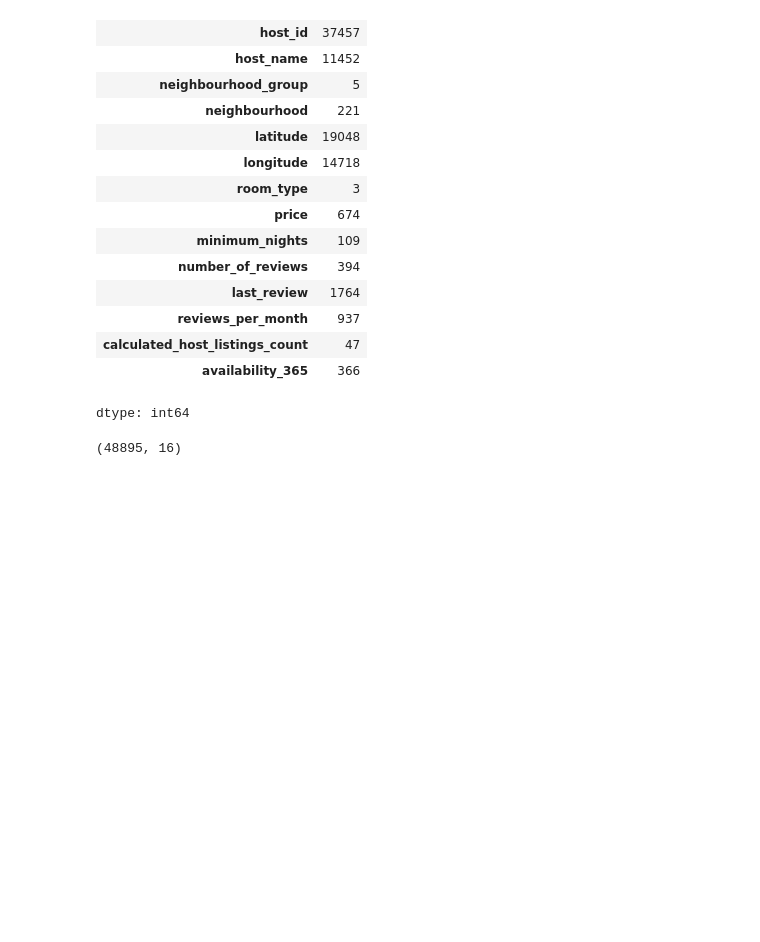
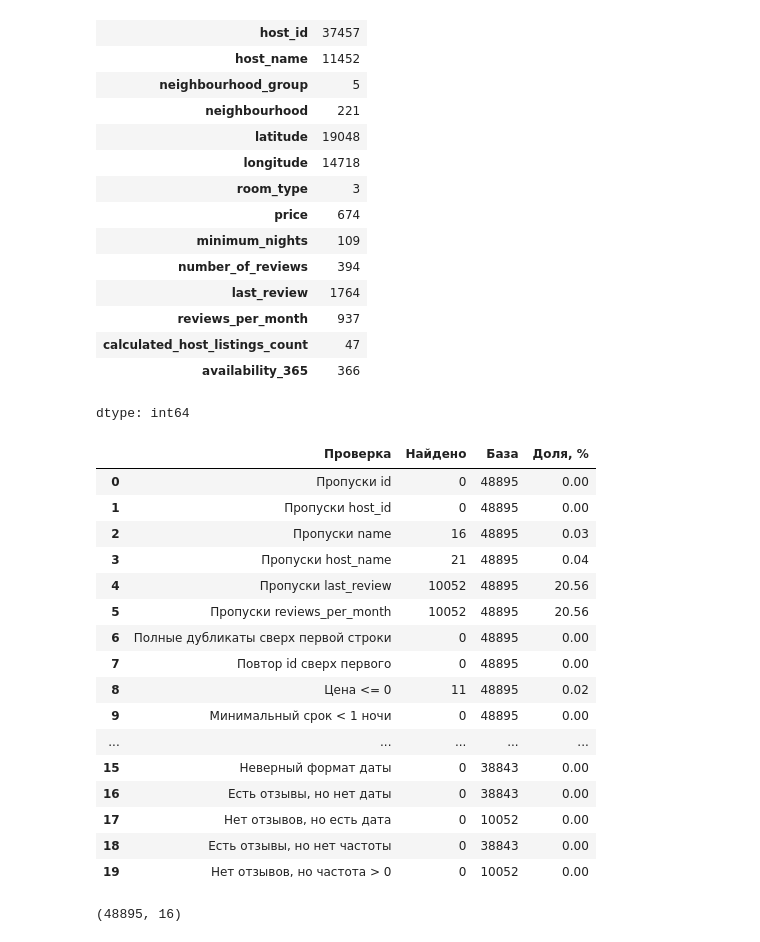
Before and after one commit to Brutva/Ranepa-ILC, a Jupyter notebook: notebook/main.ipynb, the cells around one changed output. Drawn from its saved outputs; the diff is of its cells as text; code cells hidden in the pictures; blank space fills up the shorter version.

```diff
--- a/notebook/main.ipynb
+++ b/notebook/main.ipynb
@@ -117,6 +126,52 @@ df.nunique()
 | calculated_host_listings_count | 47 |
 | availability_365 | 366 |
 dtype: int64
+# %%
+dates = pd.to_datetime(df['last_review'], format='%Y-%m-%d', errors='coerce')
+
+profile = pd.DataFrame([
+    ['Пропуски id', df['id'].isna().sum(), len(df)],
+    ['Пропуски host_id', df['host_id'].isna().sum(), len(df)],
+    ['Пропуски name', df['name'].isna().sum(), len(df)],
+    ['Пропуски host_name', df['host_name'].isna().sum(), len(df)],
+    ['Пропуски last_review', df['last_review'].isna().sum(), len(df)],
+    ['Пропуски reviews_per_month', df['reviews_per_month'].isna().sum(), len(df)],
+    ['Полные дубликаты сверх первой строки', df.duplicated().sum(), len(df)],
+    ['Повтор id сверх первого', df['id'].duplicated().sum(), df['id'].count()],
+    ['Цена <= 0', (df['price'] <= 0).sum(), df['price'].count()],
+    ['Минимальный срок < 1 ночи', (df['minimum_nights'] < 1).sum(), df['minimum_nights'].count()],
+    ['Число отзывов < 0', (df['number_of_reviews'] < 0).sum(), df['number_of_reviews'].count()],
+    ['Частота отзывов < 0', (df['reviews_per_month'] < 0).sum(), df['reviews_per_month'].count()],
+    ['Доступность вне 0–365 дней', ((df['availability_365'] < 0) | (df['availability_365'] > 365)).sum(), df['availability_365'].count()],
+    ['Широта вне -90–90', ((df['latitude'] < -90) | (df['latitude'] > 90)).sum(), df['latitude'].count()],
+    ['Долгота вне -180–180', ((df['longitude'] < -180) | (df['longitude'] > 180)).sum(), df['longitude'].count()],
+    ['Неверный формат даты', (df['last_review'].notna() & dates.isna()).sum(), df['last_review'].count()],
+    ['Есть отзывы, но нет даты', ((df['number_of_reviews'] > 0) & dates.isna()).sum(), (df['number_of_reviews'] > 0).sum()],
+    ['Нет отзывов, но есть дата', ((df['number_of_reviews'] == 0) & dates.notna()).sum(), (df['number_of_reviews'] == 0).sum()],
+    ['Есть отзывы, но нет частоты', ((df['number_of_reviews'] > 0) & df['reviews_per_month'].isna()).sum(), (df['number_of_reviews'] > 0).sum()],
+    ['Нет отзывов, но частота > 0', ((df['number_of_reviews'] == 0) & (df['reviews_per_month'] > 0)).sum(), (df['number_of_reviews'] == 0).sum()],
+], columns=['Проверка', 'Найдено', 'База'])
+
+profile['Доля, %'] = (profile['Найдено'] / profile['База'] * 100).round(2)
+profile
+# %% [output]
+|  | Проверка | Найдено | База | Доля, % |
+| 0 | Пропуски id | 0 | 48895 | 0.00 |
+| 1 | Пропуски host_id | 0 | 48895 | 0.00 |
+| 2 | Пропуски name | 16 | 48895 | 0.03 |
+| 3 | Пропуски host_name | 21 | 48895 | 0.04 |
+| 4 | Пропуски last_review | 10052 | 48895 | 20.56 |
+| 5 | Пропуски reviews_per_month | 10052 | 48895 | 20.56 |
+| 6 | Полные дубликаты сверх первой строки | 0 | 48895 | 0.00 |
+| 7 | Повтор id сверх первого | 0 | 48895 | 0.00 |
+| 8 | Цена <= 0 | 11 | 48895 | 0.02 |
+| 9 | Минимальный срок < 1 ночи | 0 | 48895 | 0.00 |
+| ... | ... | ... | ... | ... |
+| 15 | Неверный формат даты | 0 | 38843 | 0.00 |
+| 16 | Есть отзывы, но нет даты | 0 | 38843 | 0.00 |
+| 17 | Нет отзывов, но есть дата | 0 | 10052 | 0.00 |
+| 18 | Есть отзывы, но нет частоты | 0 | 38843 | 0.00 |
+| 19 | Нет отзывов, но частота > 0 | 0 | 10052 | 0.00 |
 # %%
 df['reviews_per_month'] = df['reviews_per_month'].fillna(0)
 # %%
```
Also changed, not shown: parts of 2 cells of this notebook.
